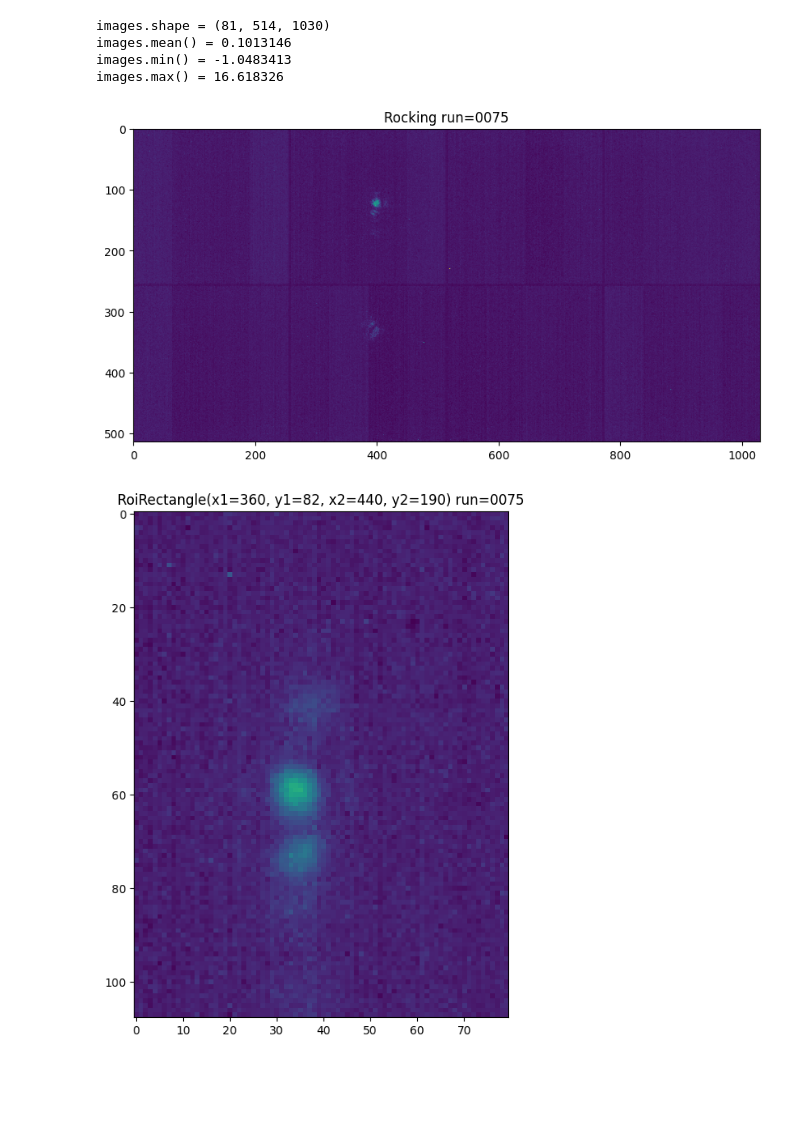
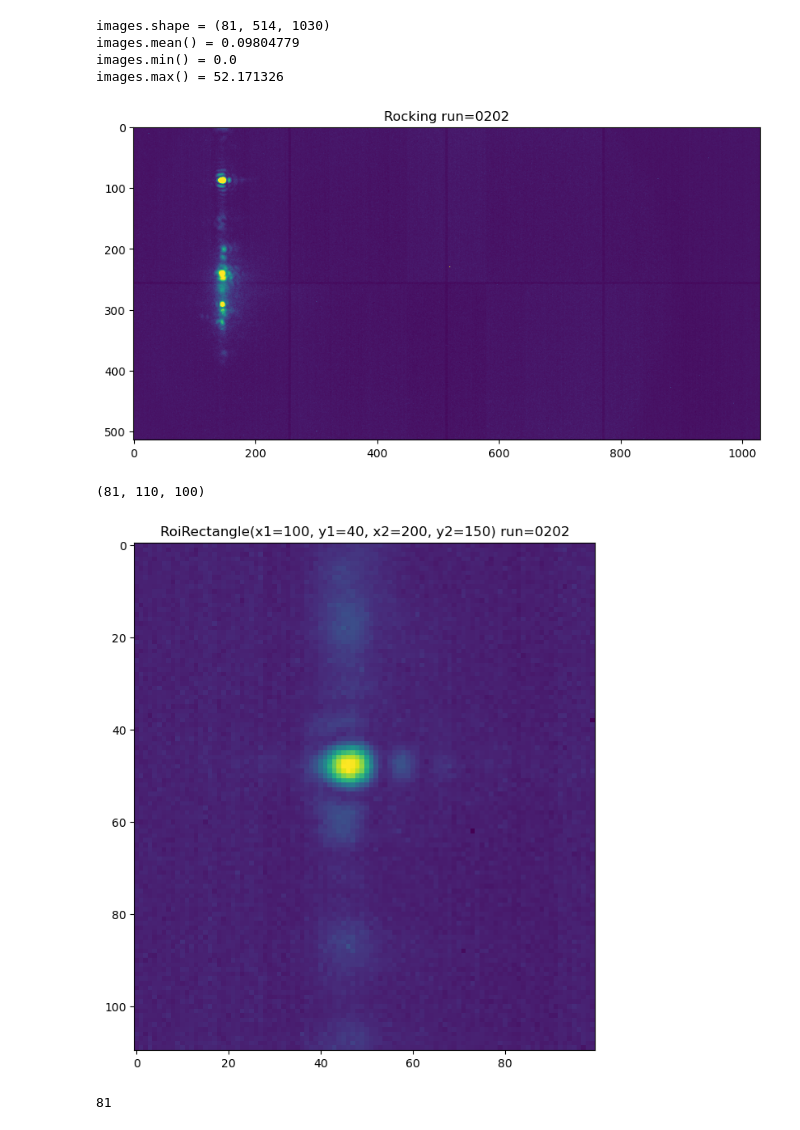
Before and after one commit to SJB7777/STO-XFEL, a Jupyter notebook: notebooks/rocking.ipynb, the cells around one changed output. Drawn from its saved outputs; the diff is of its cells as text; code cells hidden in the pictures; blank space fills up the shorter version.

```diff
--- a/notebooks/rocking.ipynb
+++ b/notebooks/rocking.ipynb
@@ -17,21 +18,22 @@ from roi_rectangle import RoiRectangle
 from src.config.config import load_config
 # %%
-run_n: int =
+run_n: int = 202
 config = load_config()
-npz_file = os.path.join(
-    config.path.processed_dir,
-    f"run={run_n:04}_scan=0001.npz"
+mat_file = os.path.join(
+    config.path.mat_dir,
+    f"run={run_n:04}_scan=0001_poff.mat"
 )
-images = np.load(npz_file)['poff']
+
+images = MatLoader(mat_file).images
 print(f"{images.shape = }")
 print(f"{images.mean() = }")
 print(f"{images.min() = }")
 print(f"{images.max() = }")
 # %% [output]
 images.shape = (81, 514, 1030)
-images.mean() = 0.1013146
-images.min() = -1.0483413
-images.max() = 16.618326
+images.mean() = 0.09804779
+images.min() = 0.0
+images.max() = 52.171326
 # %%
 images = np.maximum(images, 0)
 
@@ -39,13 +41,23 @@ fig, ax = plt.subplots(1, 1, figsize=(10, 8))
 ax.imshow(np.log1p(images[40]), vmin=0, vmax=1.5)
 ax.set_title(f"Rocking run={run_n:04}");
 # %% [output]
-[figure, old version]
+[figure, new version]
 # %%
-roi_rect = RoiRectangle(360, 82, 440, 190)
+roi_rect = RoiRectangle(100, 40, 200, 150)
 roi_images = roi_rect.slice(images)
 
 fig, ax = plt.subplots(1, 1, figsize=(10, 8))
 ax.imshow(np.log1p(roi_images.mean(axis=0)), vmin=0, vmax=1)
-ax.set_title(f"{roi_rect} run={run_n:04}");
+ax.set_title(f"{roi_rect} run={run_n:04}")
+
+roi_images.shape
 # %% [output]
+(81, 110, 100)
-[figure, old version]
+[figure, new version]
+# %%
+z = np.arange(0, roi_images.shape[0])
+result = (z[:, np.newaxis, np.newaxis] * roi_images)
+result = np.divide(result, roi_images.sum(0)[np.newaxis, :, :], where=(roi_images.sum(0)[np.newaxis, :, :] != 0), out=np.full_like(result, np.nan))
+roi_images.shape[0]
+# %% [output]
+81
```
Also changed, not shown: parts of 3 cells of this notebook, 1 other file.
